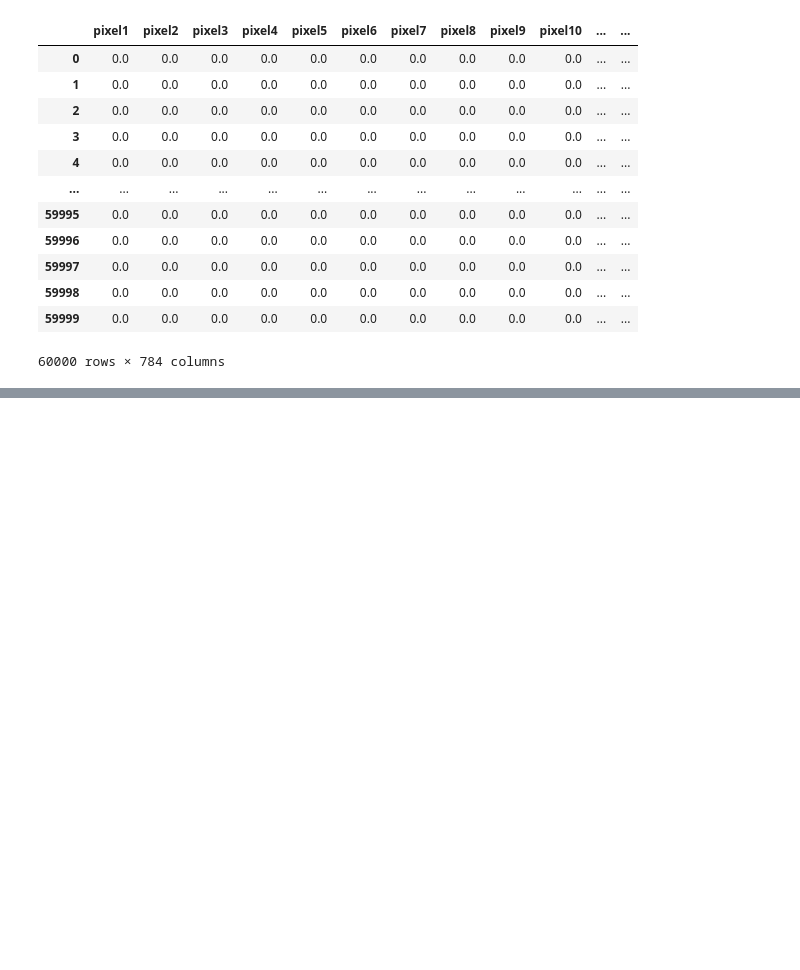
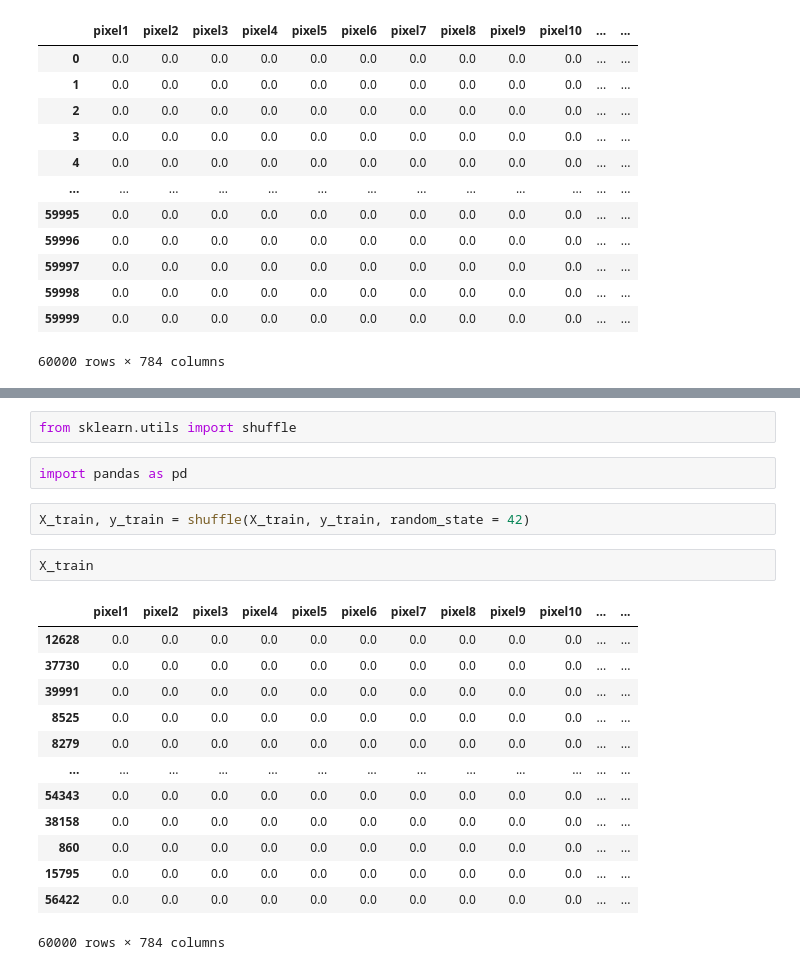
Before and after one commit to rdzjr1997/Python_ML, a Jupyter notebook: Tutoriais_Livro_Aurelien_Geron/Cap_3_Classificacao.ipynb, the cells around one changed output, grey strips where cells are left out. Saved outputs shown, nothing was run; the diff lists cells and outputs as text; blank space fills up the shorter version.

```diff
--- a/Tutoriais_Livro_Aurelien_Geron/Cap_3_Classificacao.ipynb
+++ b/Tutoriais_Livro_Aurelien_Geron/Cap_3_Classificacao.ipynb
@@ -70,0 +85,22 @@ X_train
+# %%
+from sklearn.utils import shuffle
+# %%
+import pandas as pd
+# %%
+X_train, y_train = shuffle(X_train, y_train, random_state = 42)
+# %%
+X_train
+# %% [output]
+|  | pixel1 | pixel2 | pixel3 | pixel4 | pixel5 | pixel6 | pixel7 | pixel8 | pixel9 | pixel10 | ... | ... |
+| 12628 | 0.0 | 0.0 | 0.0 | 0.0 | 0.0 | 0.0 | 0.0 | 0.0 | 0.0 | 0.0 | ... | ... |
+| 37730 | 0.0 | 0.0 | 0.0 | 0.0 | 0.0 | 0.0 | 0.0 | 0.0 | 0.0 | 0.0 | ... | ... |
+| 39991 | 0.0 | 0.0 | 0.0 | 0.0 | 0.0 | 0.0 | 0.0 | 0.0 | 0.0 | 0.0 | ... | ... |
+| 8525 | 0.0 | 0.0 | 0.0 | 0.0 | 0.0 | 0.0 | 0.0 | 0.0 | 0.0 | 0.0 | ... | ... |
+| 8279 | 0.0 | 0.0 | 0.0 | 0.0 | 0.0 | 0.0 | 0.0 | 0.0 | 0.0 | 0.0 | ... | ... |
+| ... | ... | ... | ... | ... | ... | ... | ... | ... | ... | ... | ... | ... |
+| 54343 | 0.0 | 0.0 | 0.0 | 0.0 | 0.0 | 0.0 | 0.0 | 0.0 | 0.0 | 0.0 | ... | ... |
+| 38158 | 0.0 | 0.0 | 0.0 | 0.0 | 0.0 | 0.0 | 0.0 | 0.0 | 0.0 | 0.0 | ... | ... |
+| 860 | 0.0 | 0.0 | 0.0 | 0.0 | 0.0 | 0.0 | 0.0 | 0.0 | 0.0 | 0.0 | ... | ... |
+| 15795 | 0.0 | 0.0 | 0.0 | 0.0 | 0.0 | 0.0 | 0.0 | 0.0 | 0.0 | 0.0 | ... | ... |
+| 56422 | 0.0 | 0.0 | 0.0 | 0.0 | 0.0 | 0.0 | 0.0 | 0.0 | 0.0 | 0.0 | ... | ... |
+60000 rows × 784 columns
```
Also changed, not shown: parts of 41 cells of this notebook.
